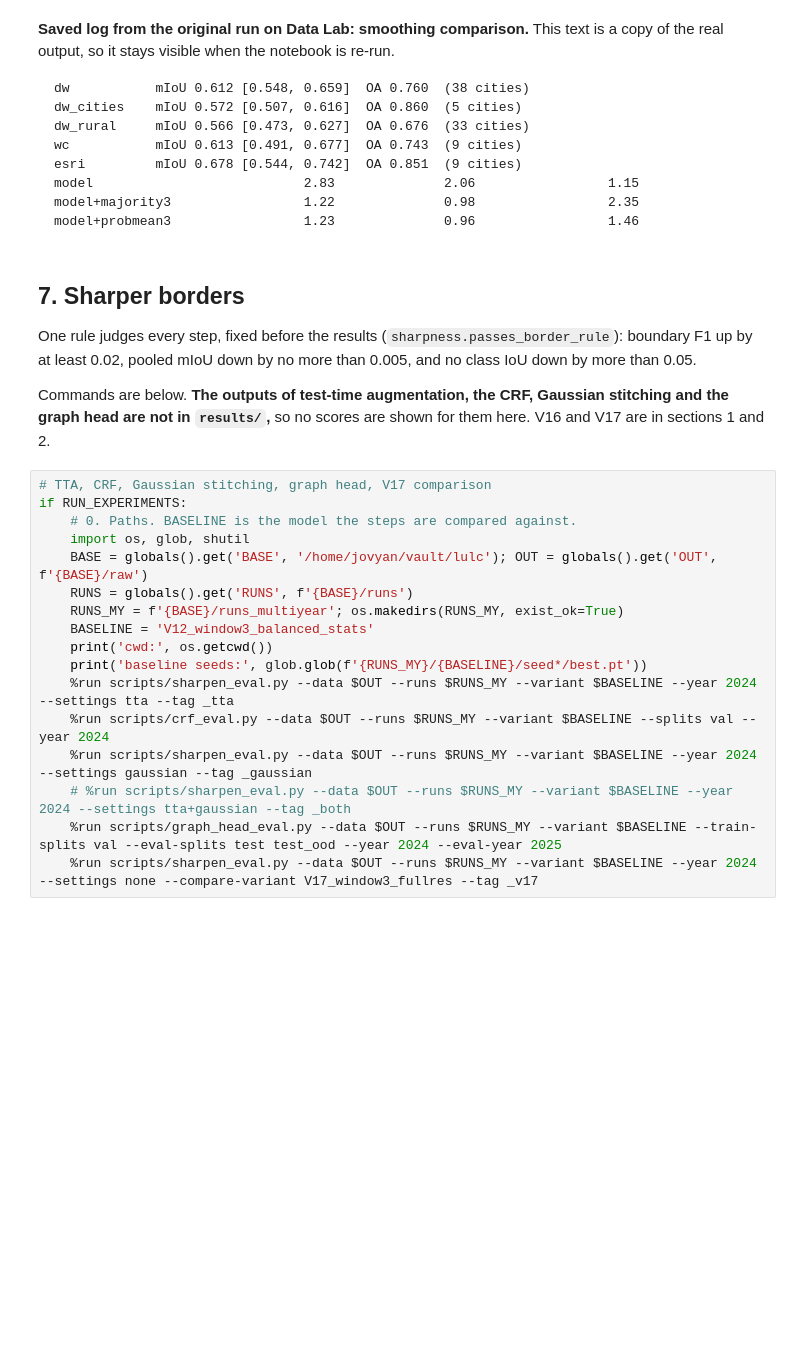
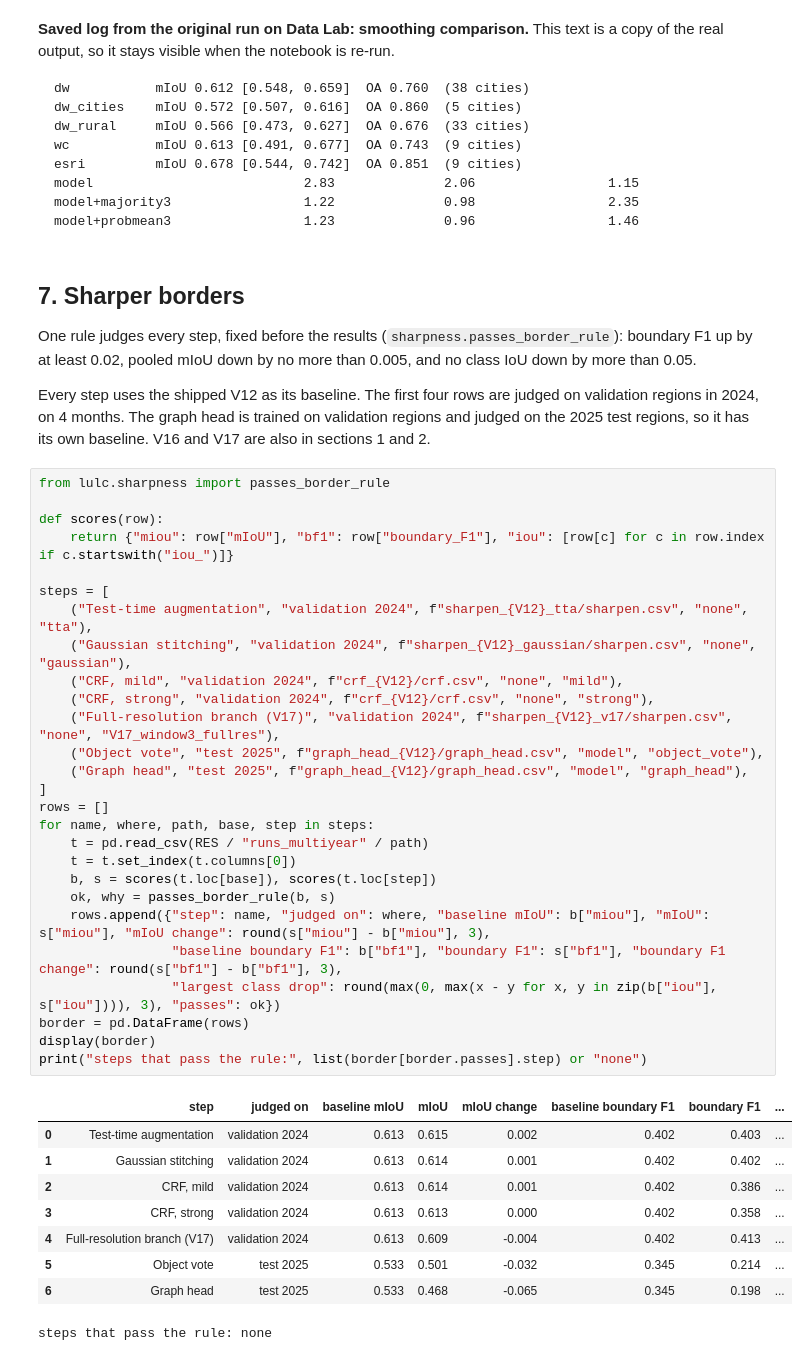
Before and after one commit to AnushkaSDBI/sentinel1-lulc, a Jupyter notebook: notebooks/05_experiments.ipynb, the cells around one changed output. Cells and saved outputs as stored; diff of their text form; blank space fills up the shorter version.

```diff
--- a/notebooks/05_experiments.ipynb
+++ b/notebooks/05_experiments.ipynb
@@ -311,23 +311,43 @@ model+probmean3                 1.23              0.96                 1.46
 ## 7. Sharper borders
 One rule judges every step, fixed before the results (`sharpness.passes_border_rule`): boundary F1 up by at least 0.02, pooled mIoU down by no more than 0.005, and no class IoU down by more than 0.05.
 
-Commands are below. **The outputs of test-time augmentation, the CRF, Gaussian stitching and the graph head are not in `results/`,** so no scores are shown for them here.
-V16 and V17 are in sections 1 and 2.
+Every step uses the shipped V12 as its baseline. The first four rows are judged on validation regions in 2024, on 4 months. The graph head is trained on validation regions and judged on the 2025 test regions, so it has its own baseline.
+V16 and V17 are also in sections 1 and 2.
 # %%
-# TTA, CRF, Gaussian stitching, graph head, V17 comparison
-if RUN_EXPERIMENTS:
-    # 0. Paths. BASELINE is the model the steps are compared against.
-    import os, glob, shutil
-    BASE = globals().get('BASE', '/home/jovyan/vault/lulc'); OUT = globals().get('OUT', f'{BASE}/raw')
-    RUNS = globals().get('RUNS', f'{BASE}/runs')
-    RUNS_MY = f'{BASE}/runs_multiyear'; os.makedirs(RUNS_MY, exist_ok=True)
-    BASELINE = 'V12_window3_balanced_stats'
-    print('cwd:', os.getcwd())
-    print('baseline seeds:', glob.glob(f'{RUNS_MY}/{BASELINE}/seed*/best.pt'))
-    %run scripts/sharpen_eval.py --data $OUT --runs $RUNS_MY --variant $BASELINE --year 2024 --settings tta --tag _tta
-    %run scripts/crf_eval.py --data $OUT --runs $RUNS_MY --variant $BASELINE --splits val --year 2024
-    %run scripts/sharpen_eval.py --data $OUT --runs $RUNS_MY --variant $BASELINE --year 2024 --settings gaussian --tag _gaussian
-    # %run scripts/sharpen_eval.py --data $OUT --runs $RUNS_MY --variant $BASELINE --year 2024 --settings tta+gaussian --tag _both
-    %run scripts/graph_head_eval.py --data $OUT --runs $RUNS_MY --variant $BASELINE --train-splits val --eval-splits test test_ood --year 2024 --eval-year 2025
-    %run scripts/sharpen_eval.py --data $OUT --runs $RUNS_MY --variant $BASELINE --year 2024 --settings none --compare-variant V17_window3_fullres --tag _v17
+from lulc.sharpness import passes_border_rule
+
+def scores(row):
+    return {"miou": row["mIoU"], "bf1": row["boundary_F1"], "iou": [row[c] for c in row.index if c.startswith("iou_")]}
+
+steps = [
+    ("Test-time augmentation", "validation 2024", f"sharpen_{V12}_tta/sharpen.csv", "none", "tta"),
+    ("Gaussian stitching", "validation 2024", f"sharpen_{V12}_gaussian/sharpen.csv", "none", "gaussian"),
+    ("CRF, mild", "validation 2024", f"crf_{V12}/crf.csv", "none", "mild"),
+    ("CRF, strong", "validation 2024", f"crf_{V12}/crf.csv", "none", "strong"),
+    ("Full-resolution branch (V17)", "validation 2024", f"sharpen_{V12}_v17/sharpen.csv", "none", "V17_window3_fullres"),
+    ("Object vote", "test 2025", f"graph_head_{V12}/graph_head.csv", "model", "object_vote"),
+    ("Graph head", "test 2025", f"graph_head_{V12}/graph_head.csv", "model", "graph_head"),
+]
+rows = []
+for name, where, path, base, step in steps:
+    t = pd.read_csv(RES / "runs_multiyear" / path)
+    t = t.set_index(t.columns[0])
+    b, s = scores(t.loc[base]), scores(t.loc[step])
+    ok, why = passes_border_rule(b, s)
+    rows.append({"step": name, "judged on": where, "baseline mIoU": b["miou"], "mIoU": s["miou"], "mIoU change": round(s["miou"] - b["miou"], 3),
+                 "baseline boundary F1": b["bf1"], "boundary F1": s["bf1"], "boundary F1 change": round(s["bf1"] - b["bf1"], 3),
+                 "largest class drop": round(max(0, max(x - y for x, y in zip(b["iou"], s["iou"]))), 3), "passes": ok})
+border = pd.DataFrame(rows)
+display(border)
+print("steps that pass the rule:", list(border[border.passes].step) or "none")
+# %% [output]
+|  | step | judged on | baseline mIoU | mIoU | mIoU change | baseline boundary F1 | boundary F1 | ... |
+| 0 | Test-time augmentation | validation 2024 | 0.613 | 0.615 | 0.002 | 0.402 | 0.403 | ... |
+| 1 | Gaussian stitching | validation 2024 | 0.613 | 0.614 | 0.001 | 0.402 | 0.402 | ... |
+| 2 | CRF, mild | validation 2024 | 0.613 | 0.614 | 0.001 | 0.402 | 0.386 | ... |
+| 3 | CRF, strong | validation 2024 | 0.613 | 0.613 | 0.000 | 0.402 | 0.358 | ... |
+| 4 | Full-resolution branch (V17) | validation 2024 | 0.613 | 0.609 | -0.004 | 0.402 | 0.413 | ... |
+| 5 | Object vote | test 2025 | 0.533 | 0.501 | -0.032 | 0.345 | 0.214 | ... |
+| 6 | Graph head | test 2025 | 0.533 | 0.468 | -0.065 | 0.345 | 0.198 | ... |
+steps that pass the rule: none
 # %% [markdown]
```
Also changed, not shown: parts of 3 cells of this notebook, 3 other files.
